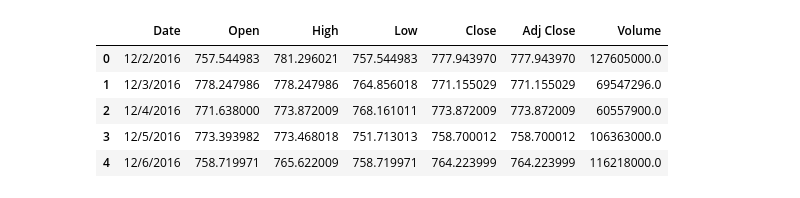
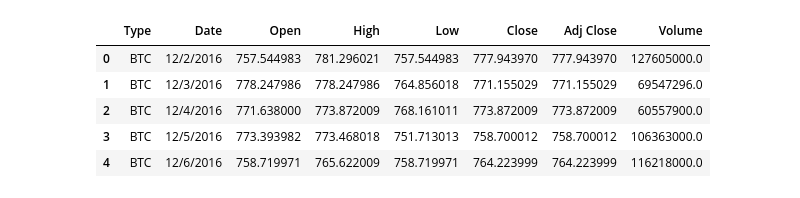
Before and after one commit to dmayo0317/project4, a Jupyter notebook: Bitcoin.ipynb, the cells around one changed output. Drawn from its saved outputs; the diff is of its cells as text; code cells hidden in the pictures.

```diff
--- a/Bitcoin.ipynb
+++ b/Bitcoin.ipynb
@@ -19,10 +18,10 @@ from statsmodels.tsa.arima_model import ARIMA
 # %%
-initial_df = pd.read_csv('Resources/BTC-USD.csv')
-initial_df.head(5)
+bitcoin_df = pd.read_csv('Resources/BTC-USD.csv')
+bitcoin_df.head(5)
 # %% [output]
-|  | Date | Open | High | Low | Close | Adj Close | Volume |
-| 0 | 12/2/2016 | 757.544983 | 781.296021 | 757.544983 | 777.943970 | 777.943970 | 127605000.0 |
-| 1 | 12/3/2016 | 778.247986 | 778.247986 | 764.856018 | 771.155029 | 771.155029 | 69547296.0 |
-| 2 | 12/4/2016 | 771.638000 | 773.872009 | 768.161011 | 773.872009 | 773.872009 | 60557900.0 |
-| 3 | 12/5/2016 | 773.393982 | 773.468018 | 751.713013 | 758.700012 | 758.700012 | 106363000.0 |
-| 4 | 12/6/2016 | 758.719971 | 765.622009 | 758.719971 | 764.223999 | 764.223999 | 116218000.0 |
+|  | Type | Date | Open | High | Low | Close | Adj Close | Volume |
+| 0 | BTC | 12/2/2016 | 757.544983 | 781.296021 | 757.544983 | 777.943970 | 777.943970 | 127605000.0 |
+| 1 | BTC | 12/3/2016 | 778.247986 | 778.247986 | 764.856018 | 771.155029 | 771.155029 | 69547296.0 |
+| 2 | BTC | 12/4/2016 | 771.638000 | 773.872009 | 768.161011 | 773.872009 | 773.872009 | 60557900.0 |
+| 3 | BTC | 12/5/2016 | 773.393982 | 773.468018 | 751.713013 | 758.700012 | 758.700012 | 106363000.0 |
+| 4 | BTC | 12/6/2016 | 758.719971 | 765.622009 | 758.719971 | 764.223999 | 764.223999 | 116218000.0 |
```
Also changed, not shown: parts of 19 cells of this notebook.
